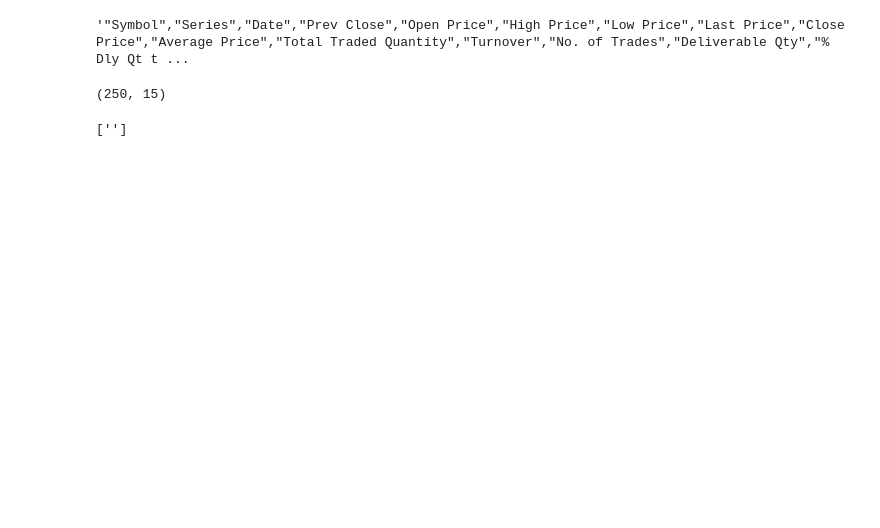
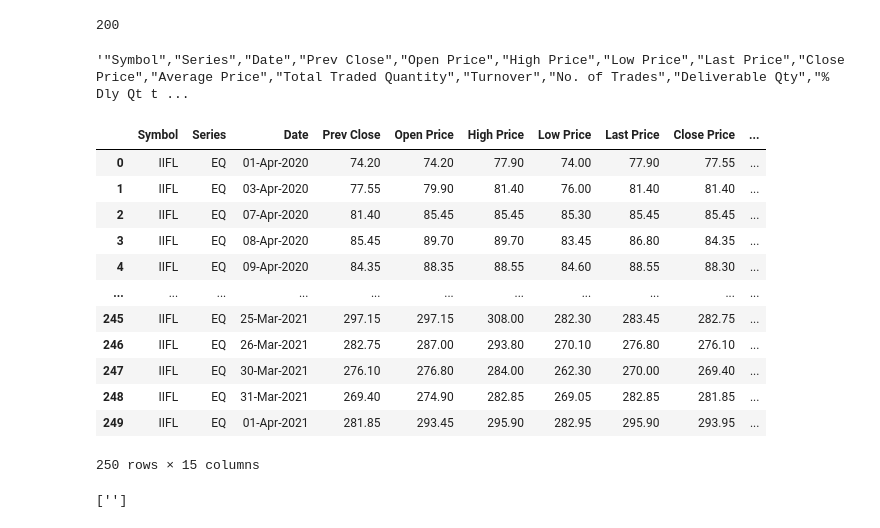
Before and after one commit to prabhatrastogik/TSProject, a Jupyter notebook: NSE_Data_Exploration.ipynb, the cells around one changed output. Drawn from its saved outputs; the diff is of its cells as text; code cells hidden in the pictures; blank space fills up the shorter version.

```diff
--- a/NSE_Data_Exploration.ipynb
+++ b/NSE_Data_Exploration.ipynb
@@ -11,14 +11,7 @@ HISTORIC_ENDPOINT = '/products/dynaContent/common/productsSymbolMapping.jsp'
 # %%
 headers = {
     'User-Agent': 'Mozilla/5.0 (Macintosh; Intel Mac OS X 10_15_6) ' + \
-    'AppleWebKit/605.1.15 (KHTML, like Gecko) Version/14.0.3 Safari/605.1.15',
-    'Accept': '*/*',
-    'Accept-Encoding': 'gzip, deflate, br',
-    'Connection': 'keep-alive',
-    'Referer': 'https://www1.nseindia.com/products/content/equities/equities/eq_security.htm',
-
-    'X-Requested-With': 'XMLHttpRequest',
-
+            'AppleWebKit/605.1.15 (KHTML, like Gecko) Version/14.0.3 Safari/605.1.15',
 }
 
 query_params = {
@@ -33,6 +26,9 @@ query_params = {
 }
 # %%
 r = get(BASE_URL + HISTORIC_ENDPOINT, headers = headers, params=query_params)
+r.status_code
+# %% [output]
+200
 # %%
 filename = "test.txt"
 with open(filename, 'wb') as fd:
@@ -47,17 +43,29 @@ data
 # %%
 clean_data = []
 for row in data.split(":"):
     new_row = []
     for elem in row.split(','):
         new_row.append(elem.strip(' "'))
 #     print(new_row, clean_data)
     clean_data.append(','.join(new_row))
 final = '\n'.join(clean_data)
 df = pd.read_csv(StringIO(final))
 
-df.shape
+df
 # %% [output]
+|  | Symbol | Series | Date | Prev Close | Open Price | High Price | Low Price | Last Price | Close Price | ... |
+| 0 | IIFL | EQ | 01-Apr-2020 | 74.20 | 74.20 | 77.90 | 74.00 | 77.90 | 77.55 | ... |
+| 1 | IIFL | EQ | 03-Apr-2020 | 77.55 | 79.90 | 81.40 | 76.00 | 81.40 | 81.40 | ... |
+| 2 | IIFL | EQ | 07-Apr-2020 | 81.40 | 85.45 | 85.45 | 85.30 | 85.45 | 85.45 | ... |
+| 3 | IIFL | EQ | 08-Apr-2020 | 85.45 | 89.70 | 89.70 | 83.45 | 86.80 | 84.35 | ... |
+| 4 | IIFL | EQ | 09-Apr-2020 | 84.35 | 88.35 | 88.55 | 84.60 | 88.55 | 88.30 | ... |
+| ... | ... | ... | ... | ... | ... | ... | ... | ... | ... | ... |
+| 245 | IIFL | EQ | 25-Mar-2021 | 297.15 | 297.15 | 308.00 | 282.30 | 283.45 | 282.75 | ... |
+| 246 | IIFL | EQ | 26-Mar-2021 | 282.75 | 287.00 | 293.80 | 270.10 | 276.80 | 276.10 | ... |
+| 247 | IIFL | EQ | 30-Mar-2021 | 276.10 | 276.80 | 284.00 | 262.30 | 270.00 | 269.40 | ... |
+| 248 | IIFL | EQ | 31-Mar-2021 | 269.40 | 274.90 | 282.85 | 269.05 | 282.85 | 281.85 | ... |
+| 249 | IIFL | EQ | 01-Apr-2021 | 281.85 | 293.45 | 295.90 | 282.95 | 295.90 | 293.95 | ... |
-(250, 15)
+250 rows × 15 columns
 # %%
 import string
 # string.trim(elem)
```
